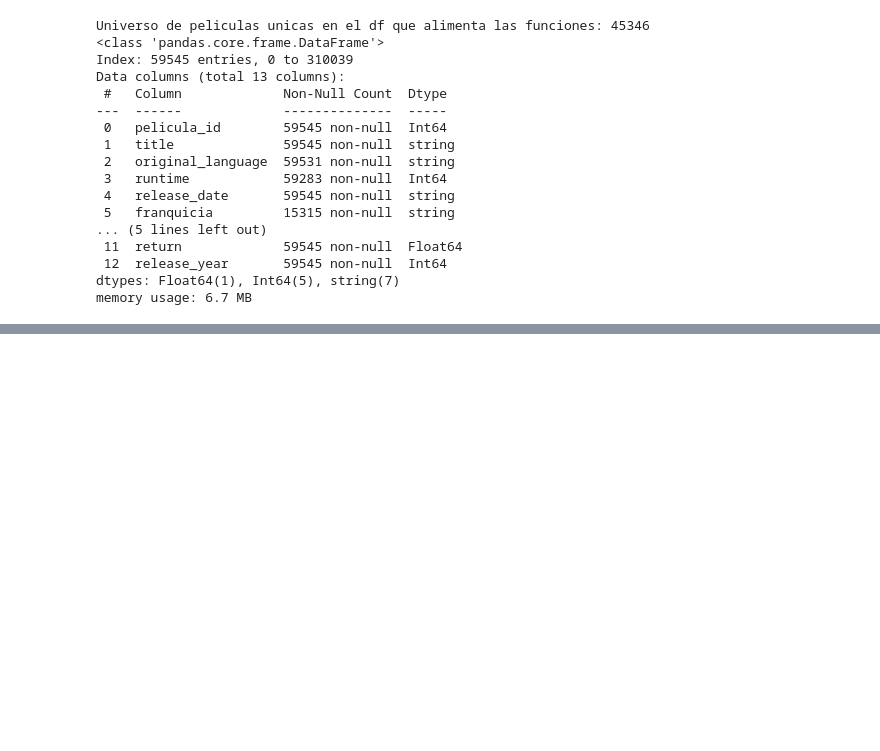
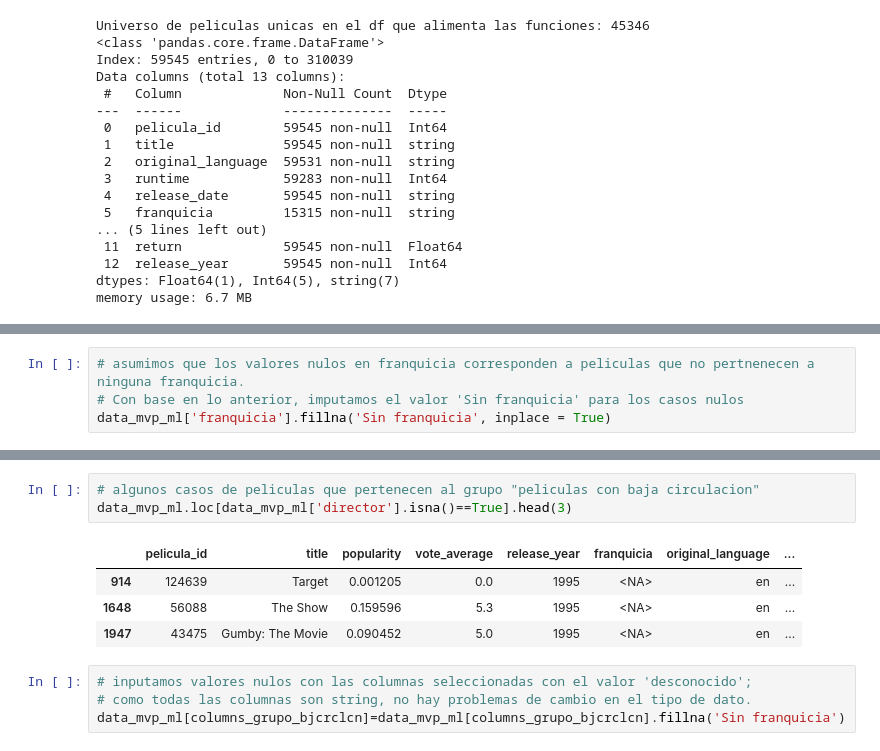
Before and after one commit to mmvvff/henry_pi_mlops, a Jupyter notebook: data_processing/04_etl_merge_datafinal.ipynb, the cells around one changed output, grey strips where cells are left out. Saved outputs shown, nothing was run; the diff lists cells and outputs as text; blank space fills up the shorter version.

```diff
--- a/data_processing/04_etl_merge_datafinal.ipynb
+++ b/data_processing/04_etl_merge_datafinal.ipynb
@@ -217,0 +318,4 @@ print("Universo de peliculas unicas en el df que alimenta el modelo ml:",
+# %%
+# asumimos que los valores nulos en franquicia corresponden a peliculas que no pertnenecen a ninguna franquicia.
+# Con base en lo anterior, imputamos el valor 'Sin franquicia' para los casos nulos
+data_mvp_ml['franquicia'].fillna('Sin franquicia', inplace = True)
@@ -217,0 +378,12 @@ print("Universo de peliculas unicas en el df que alimenta el modelo ml:",
+# %%
+# algunos casos de peliculas que pertenecen al grupo "peliculas con baja circulacion"
+data_mvp_ml.loc[data_mvp_ml['director'].isna()==True].head(3)
+# %% [output]
+|  | pelicula_id | title | popularity | vote_average | release_year | franquicia | original_language | ... |
+| 914 | 124639 | Target | 0.001205 | 0.0 | 1995 | <NA> | en | ... |
+| 1648 | 56088 | The Show | 0.159596 | 5.3 | 1995 | <NA> | en | ... |
+| 1947 | 43475 | Gumby: The Movie | 0.090452 | 5.0 | 1995 | <NA> | en | ... |
+# %%
+# inputamos valores nulos con las columnas seleccionadas con el valor 'desconocido';
+# como todas las columnas son string, no hay problemas de cambio en el tipo de dato.
+data_mvp_ml[columns_grupo_bjcrclcn]=data_mvp_ml[columns_grupo_bjcrclcn].fillna('Sin franquicia')
```
Also changed, not shown: parts of 17 cells of this notebook, 9 other files.
